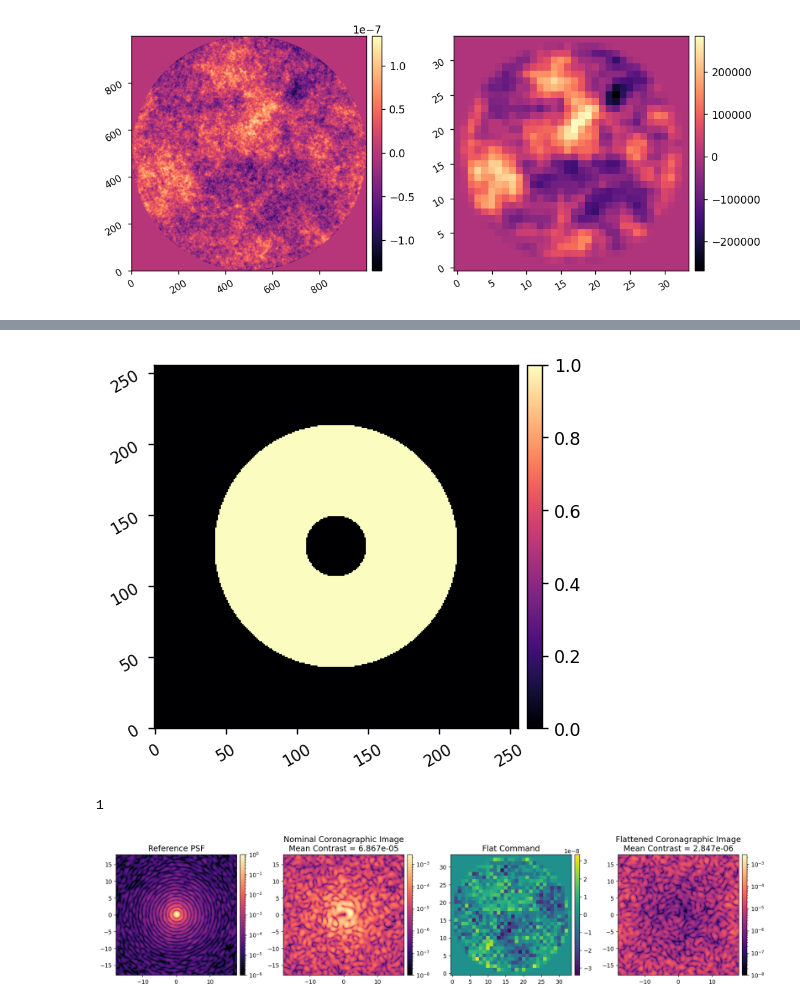
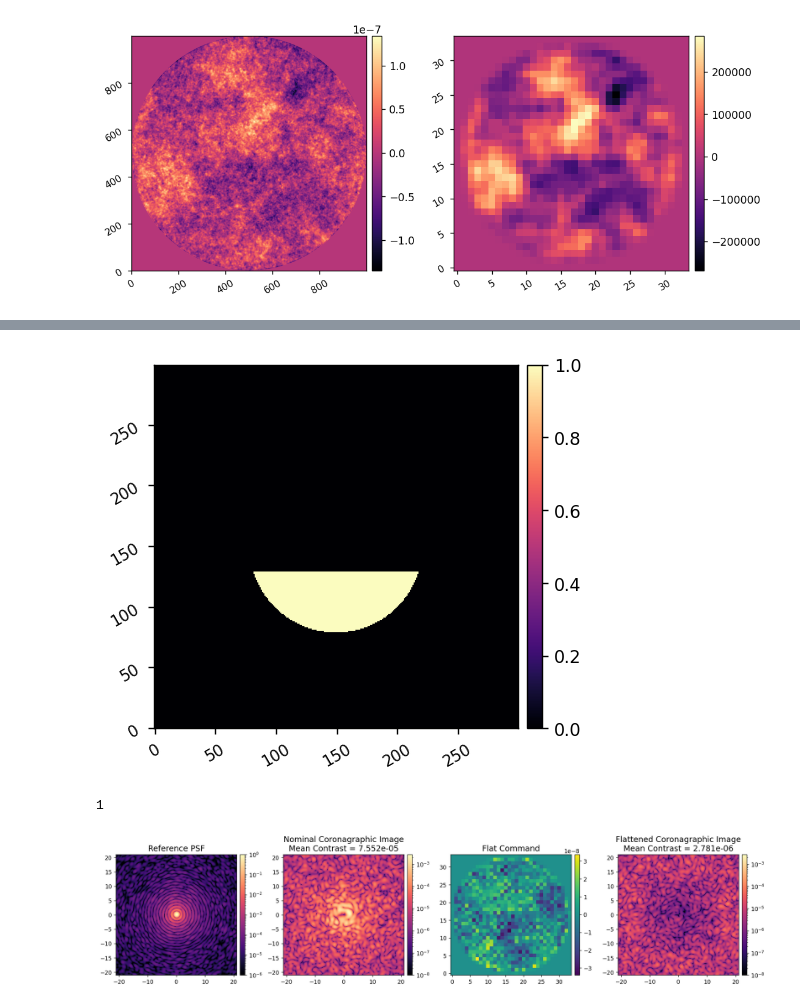
Before and after one commit to kian1377/esc-fresnel, a Jupyter notebook: notebooks/esc_fresnel_dm_flat.ipynb, the cells around one changed output, grey strips where cells are left out. Saved outputs shown, nothing was run; the diff lists cells and outputs as text; code cells hidden in the pictures.

```diff
--- a/notebooks/esc_fresnel_dm_flat.ipynb
+++ b/notebooks/esc_fresnel_dm_flat.ipynb
@@ -167,7 +169,7 @@ from scipy.optimize import minimize
 
 bfgs_tol = 1e-4
 options = {
-    'disp':True,
+    'disp':1,
     # 'maxiter':30,
     # 'maxls':100, # default is 20
     # 'ftol':1e-6,
@@ -255,7 +257,7 @@ M = esc.single(
 )
 M.wfes = wfes
 
-M.npsf = 256
+M.npsf = 300
 
 M.set_dm(flat_command)
 M.use_vortex = False
@@ -266,35 +268,36 @@ M.zero_dm()
 M.use_vortex = True
 coro_im_0 = M.snap()
 
 M.set_dm(flat_command)
 coro_im_flat = M.snap()
 
 coro_mask = utils.create_annular_focal_plane_mask(
     M.npsf,
     M.camsci_pxscl_lamDc,
     irad=3,
-    orad=12,
-    edge=None,
+    orad=10,
+    edge=3,
+    rotation=90,
 )
 imshow1(coro_mask)
 
 contrast_0 = utils.mean(coro_im_0, coro_mask)
 contrast_flat = utils.mean(coro_im_flat, coro_mask)
 
 imshow(
     [ref_psf/M.Imax_ref, coro_im_0, flat_command, coro_im_flat,],
     titles=[f'Reference PSF',
             f'Nominal Coronagraphic Image\nMean Contrast = {contrast_0:.3e}',
             'Flat Command',
             f'Flattened Coronagraphic Image\nMean Contrast = {contrast_flat:.3e}',],
     title_fzs=[14]*4,
     norms=[LogNorm(1e-6), LogNorm(1e-8, np.max(coro_im_0)), None, LogNorm(1e-8, np.max(coro_im_0))],
     cmaps=['magma', 'magma', None, 'magma'],
     pxscls=[M.camsci_pxscl_lamDc, M.camsci_pxscl_lamDc, None, M.camsci_pxscl_lamDc],
     wspace=0.3,
     figsize=(20,8),
 )
 # %% [output]
-[figure, old version]
+[figure, new version]
 1
-[figure, old version]
+[figure, new version]
```
Also changed, not shown: parts of 4 cells of this notebook, 9 other files.
